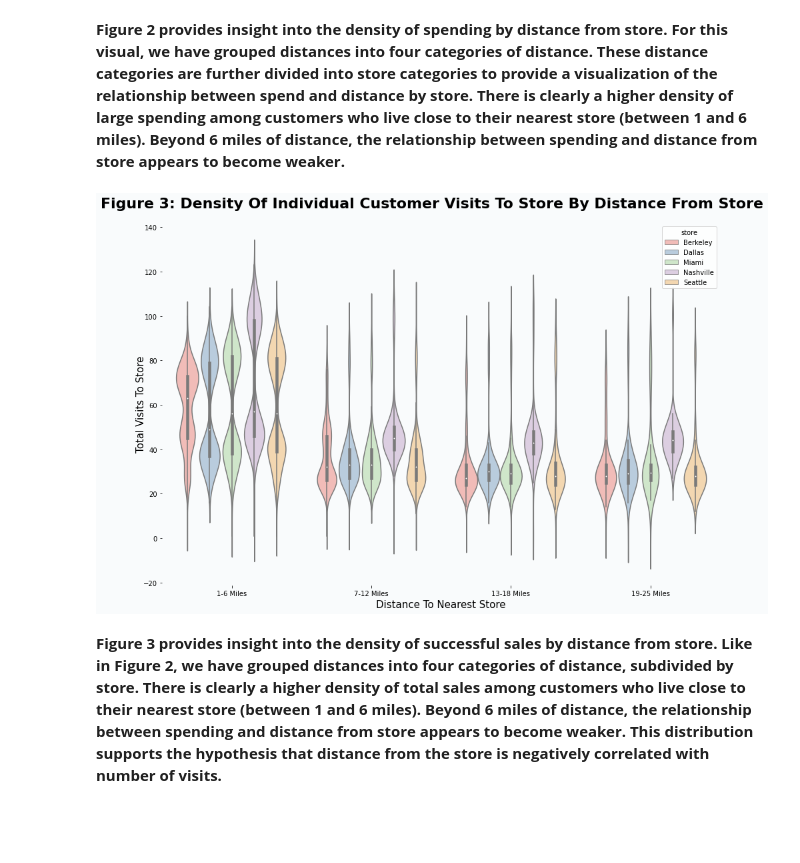
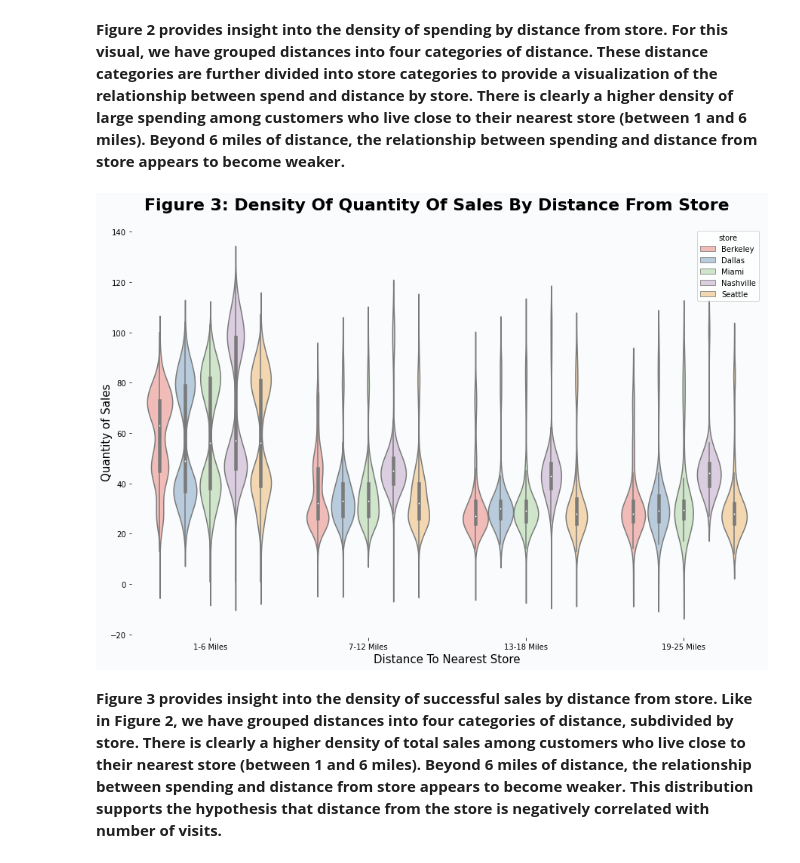
Before and after one commit to morinlandon12/ucb_mids_w205_project_1, a Jupyter notebook: project_1_5.ipynb, the cells around one changed output. Drawn from its saved outputs; the diff is of its cells as text; code cells hidden in the pictures; blank space fills up the shorter version.

```diff
--- a/project_1_5.ipynb
+++ b/project_1_5.ipynb
@@ -303,34 +305,35 @@ fig.set_facecolor("#f9fbfc")
 # %% [markdown]
 **Figure 2 provides insight into the density of spending by distance from store. For this visual, we have grouped distances into four categories of distance. These distance categories are further divided into store categories to provide a visualization of the relationship between spend and distance by store. There is clearly a higher density of large spending among customers who live close to their nearest store (between 1 and 6 miles). Beyond 6 miles of distance, the relationship between spending and distance from store appears to become weaker.**
 # %%
+#Plotting violin plot showing density of population v. quantity of sales.
 fig, ax = plt.subplots(figsize=(15, 10))
 
 
 sns.violinplot(x="bins", y="total_visits", hue="store", data=df, palette="Pastel1")
 ax.set_frame_on(False)
 
 
 # Add titles (main and on axis)
 plt.xlabel('Distance To Nearest Store', ha='center', fontsize = 15)
-plt.ylabel('Total Visits To Store', va='center', rotation='vertical', fontsize = 15)
+plt.ylabel('Quantity of Sales', va='center', rotation='vertical', fontsize = 15)
 fig.text(
     x=0.5,
     y=0.92,
-    s="Figure 3: Density Of Individual Customer Visits To Store By Distance From Store",
+    s="Figure 3: Density Of Quantity Of Sales By Distance From Store",
     ha="center",
     va="center",
     ma="center",
     fontsize=22,
     fontweight="bold"
 )
 
 fig.set_facecolor("#f9fbfc")
 
 
 
 plt.show()
 # %% [output]
-[figure, old version]
+[figure, new version]
 # %% [markdown]
 **Figure 3 provides insight into the density of successful sales by distance from store. Like in Figure 2, we have grouped distances into four categories of distance, subdivided by store. There is clearly a higher density of total sales among customers who live close to their nearest store (between 1 and 6 miles). Beyond 6 miles of distance, the relationship between spending and distance from store appears to become weaker. This distribution supports the hypothesis that distance from the store is negatively correlated with number of visits.**
 # %%
```
Also changed, not shown: parts of 12 cells of this notebook, 7 other files.
